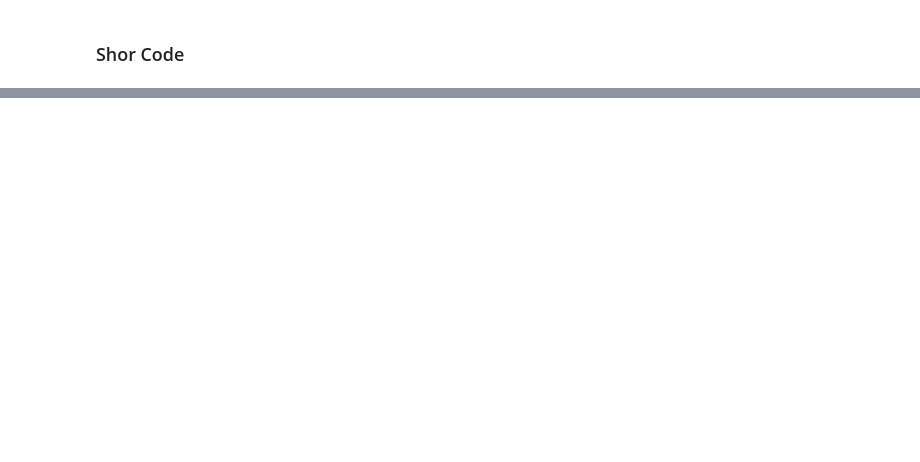
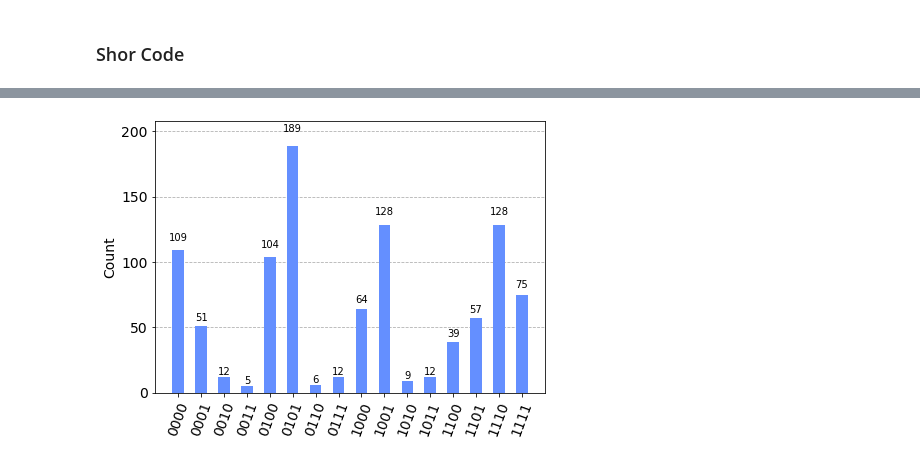
Before and after one commit to daschaich/QEC-Notebooks, a Jupyter notebook: Repetition Code and Shor Code.ipynb, the cells around one changed output, grey strips where cells are left out. Saved outputs shown, nothing was run; the diff lists cells and outputs as text; code cells hidden in the pictures; blank space fills up the shorter version.

```diff
--- a/Repetition Code and Shor Code.ipynb
+++ b/Repetition Code and Shor Code.ipynb
@@ -637,18 +663,16 @@ for i in['zero', 'plus']:
     for j in range(0,3):
         phase_flip.measure(q[j], cr[j])
 
-    # Choose a simulator
-    tcirc = transpile(phase_flip, sim_auckland)
+    circ_tnoise = transpile(phase_flip, sim_noise)
+    # Run and get counts
+    noisy_result = sim_noise.run(circ_tnoise, shots = 1000).result()
+    noisy_counts = noisy_result.get_counts(0)
 
-    # Execute noisy simulation and get counts
-    result_noise = sim_auckland.run(tcirc, shots = 1000).result()
-    #Get the counts from the result
-    actual_counts = result_noise.get_counts(0)
     # Create a defaultdict to group counts with the same binary values
     actual_sliced_counts = defaultdict(int)
 
     # Iterate over each key-value pair in actual_counts and add the count to the corresponding grouped key
-    for key, value in actual_counts.items():
+    for key, value in noisy_counts.items():
         grouped_key = key[:3] # Slice the key to ignore ancilla qubits
         actual_sliced_counts[grouped_key] += value
 
@@ -657,7 +681,6 @@ for i in['zero', 'plus']:
     print(actual_sliced_counts)
     #Execute Ideal Simulation
     result = execute(phase_flip, simulator, shots = 1000).result()
-
     # Get the counts from the result
     ideal_counts = result.get_counts()
     ideal_sliced_counts = {key[:3]: value for key, value in ideal_counts.items()}
@@ -823,0 +883,59 @@ Hellinger fidelity for logical plus state: 0.28
+# %%
+from qiskit import QuantumCircuit, execute, Aer
+from qiskit.visualization import plot_histogram
+import numpy as np
+from qiskit.quantum_info import Statevector
+
+
+
+# Define the simulator object
+simulator = Aer.get_backend('qasm_simulator')
+
+# Define the quantum circuit
+qc = QuantumCircuit(9, 4)
+
+qc.initialize(statevector.data, [4,5, 6, 7, 8])
+
+for i in range(0, 4):
+    qc.h(i)
+
+qc.cx(0, 4)
+qc.cx(2, 4)
+qc.cz(3, 4)
+
+qc.cz(0, 5)
+qc.cx(1, 5)
+qc.cx(3, 5)
+
+qc.cz(0, 6)
+qc.cz(1, 6)
+qc.cx(2, 6)
+
+qc.cx(0, 7)
+qc.cz(1, 7)
+qc.cz(2, 7)
+qc.cx(3, 7)
+
+qc.cx(1, 8)
+qc.cz(2, 8)
+qc.cz(3, 8)
+
+for i in range(0, 4):
+    qc.h(i)
+
+
+for i in range(0,4):
+    qc.measure(i,i)
+# Draw the quantum circuit
+qc.draw('mpl')
+
+# Execute the quantum circuit on the simulator and get the result
+result = execute(qc, simulator, shots=1000).result()
+
+# Get the counts from the result
+counts = result.get_counts(0)
+
+# Plot the histogram of the counts
+plot_histogram(counts)
+# %% [output]
+[figure, added]
```
Also changed, not shown: parts of 4 cells of this notebook, 2 other files.
